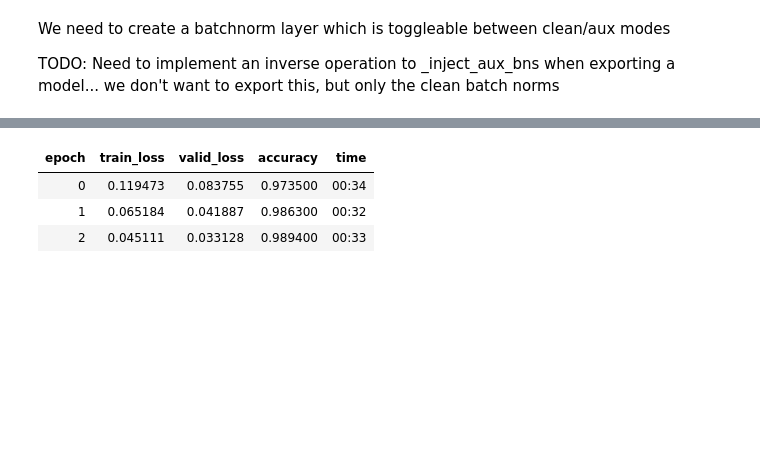
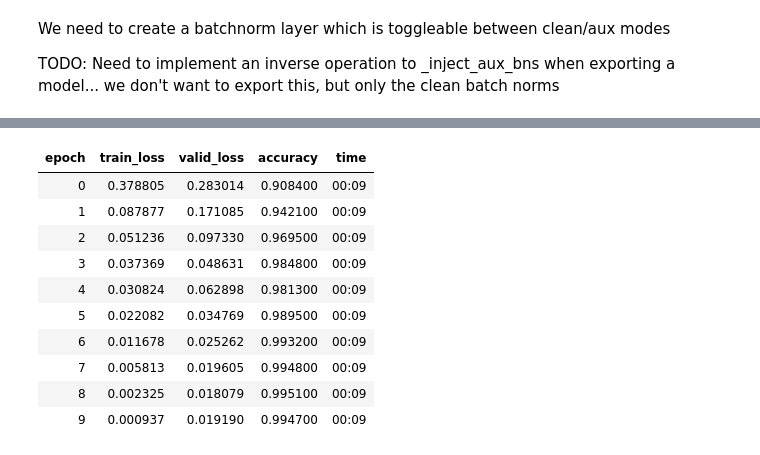
Before and after one commit to cbinners/fastai2, a Jupyter notebook: nbs/80_adversarial_learner.ipynb, the cells around one changed output, grey strips where cells are left out. Drawn from its saved outputs; the diff is of its cells as text; code cells hidden in the pictures; blank space fills up the shorter version.

```diff
--- a/nbs/80_adversarial_learner.ipynb
+++ b/nbs/80_adversarial_learner.ipynb
@@ -189,14 +529,25 @@ def _inject_aux_bns(model, debug=False):
 # %%
 from fastai2.data.all import *
+from fastai2.data.transforms import _grandparent_idxs
 from fastai2.vision.all import *
+
+def _ggp_idxs(items, name): return mask2idxs(Path(o).parent.parent.parent.name == name for o in items)
+
+
+def GrandgrandparentSplitter(train_name='train', valid_name='valid'):
+    "Split `items` from the grand parent folder names (`train_name` and `valid_name`)."
+    def _inner(o, **kwargs):
+        return _ggp_idxs(o, train_name),_ggp_idxs(o, valid_name)
+    return _inner
+
 
 
 mnist = DataBlock(blocks=(ImageBlock, CategoryBlock),
                  get_items=get_image_files,
-                 splitter=GrandparentSplitter(train_name='training', valid_name='testing'),
+                 splitter=GrandgrandparentSplitter(train_name='train', valid_name='test'),
                  get_y=parent_label)
 
-
-dbunch = mnist.dataloaders(untar_data(URLs.MNIST), bs=32, batch_tfms=[*aug_transforms(size=28, max_warp=0, do_flip=False), Normalize.from_stats(*mnist_stats)])
+print(untar_data(URLs.CIFAR_100).ls()[0])
+dbunch = mnist.dataloaders(untar_data(URLs.CIFAR_100), bs=512, batch_tfms=[*aug_transforms(), Normalize.from_stats(*cifar_stats)])
 dbunch.show_batch()
 # %% [output]
@@ -447,8 +593,15 @@ test_baseline.fit_one_cycle(3, 1e-3)
 # %%
-test_baseline_nopgd = Learner(dbunch, model=LeNet(), loss_func=F.cross_entropy, metrics=[accuracy])
-test_baseline_nopgd.fit_one_cycle(3, 1e-3)
+test_baseline_nopgd = Learner(dbunch, model=xse_resnet18(), loss_func=F.cross_entropy, metrics=[accuracy])
+test_baseline_nopgd.fit_one_cycle(10, 1e-2, div_final=1e6)
 # %% [output]
 | epoch | train_loss | valid_loss | accuracy | time |
-| 0 | 0.119473 | 0.083755 | 0.973500 | 00:34 |
-| 1 | 0.065184 | 0.041887 | 0.986300 | 00:32 |
-| 2 | 0.045111 | 0.033128 | 0.989400 | 00:33 |
+| 0 | 0.378805 | 0.283014 | 0.908400 | 00:09 |
+| 1 | 0.087877 | 0.171085 | 0.942100 | 00:09 |
+| 2 | 0.051236 | 0.097330 | 0.969500 | 00:09 |
+| 3 | 0.037369 | 0.048631 | 0.984800 | 00:09 |
+| 4 | 0.030824 | 0.062898 | 0.981300 | 00:09 |
+| 5 | 0.022082 | 0.034769 | 0.989500 | 00:09 |
+| 6 | 0.011678 | 0.025262 | 0.993200 | 00:09 |
+| 7 | 0.005813 | 0.019605 | 0.994800 | 00:09 |
+| 8 | 0.002325 | 0.018079 | 0.995100 | 00:09 |
+| 9 | 0.000937 | 0.019190 | 0.994700 | 00:09 |
```
Also changed, not shown: parts of 10 cells of this notebook, 2 other files.
